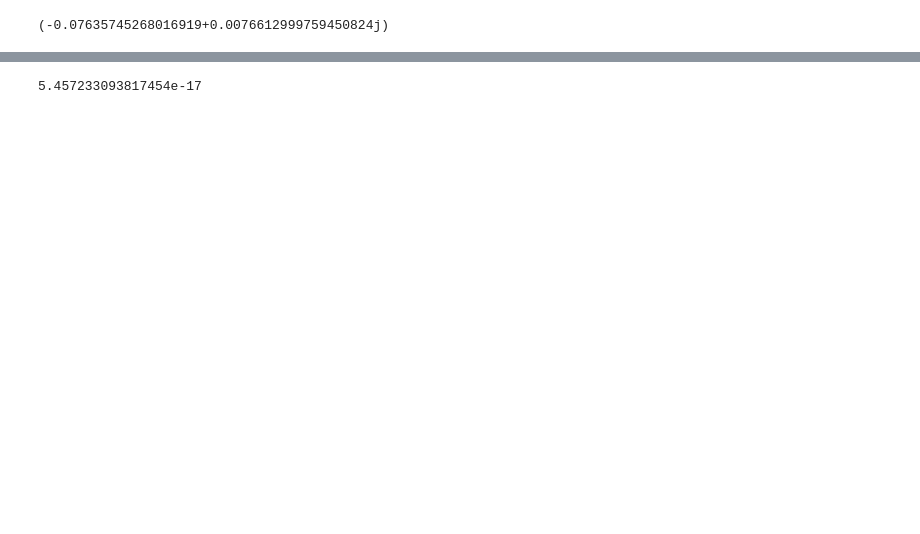
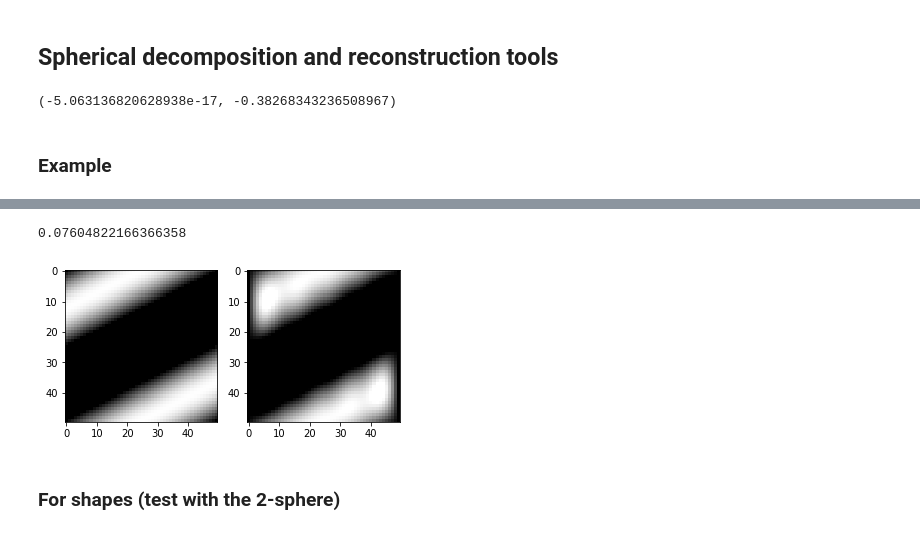
Before and after one commit to tbesnier/bm-shapes, a Jupyter notebook: examples/Spherical harmonic decompostion.ipynb, the cells around one changed output, grey strips where cells are left out. Cells and saved outputs as stored; diff of their text form; code cells hidden in the pictures; blank space fills up the shorter version.

Commit message:
class for spherical harmonic decomposition

```diff
--- a/examples/Spherical harmonic decompostion.ipynb
+++ b/examples/Spherical harmonic decompostion.ipynb
@@ -18,7 +15,5 @@ import os
 sys.path.insert(0,"../")
 import pyssht
 sphere = tri.creation.uv_sphere(count=[16, 16])
-# %%
-np.conj(sph_harm(1, 2,0.1,0.1))
-# %% [output]
-(-0.07635745268016919+0.0076612999759450824j)
+# %% [markdown]
+## Spherical decomposition and reconstruction tools
@@ -24,0 +88,46 @@ np.conj(sph_harm(1, 2,0.1,0.1))
+# %%
+def my_sphere_function(theta, phi):
+    return np.sin(theta+phi)
+
+my_basis = SphHarmBasis(n_coeffs=100)
+
+# encode your function in the desired basis and record the coefficients
+my_coeffs = my_basis.sph_harm_transform(my_sphere_function)
+
+# reconstruct your function at a point
+point = (np.pi, np.pi/8)
+my_basis.sph_harm_reconstruct(my_coeffs)(*point), my_sphere_function(*point)
+# %% [output]
+(-5.063136820628938e-17, -0.38268343236508967)
+# %% [markdown]
+### Example
+# %%
+my_reconstr_function = my_basis.sph_harm_reconstruct(my_coeffs)
+
+pts_phi = np.linspace(0, 2*np.pi)
+pts_theta = np.linspace(0, np.pi)
+pts_2d = np.reshape(np.stack(np.meshgrid(pts_theta,pts_phi), axis=-1), (-1, 2))
+
+actual = []
+approx = []
+
+pts_total = 0
+
+for n, pt in enumerate(pts_2d):
+    f_actual = my_sphere_function(*pt)
+    f_approx = my_reconstr_function(*pt)
+
+    actual.append(f_actual)
+    approx.append(f_approx)
+
+    pts_total += abs(f_approx - f_actual)
+
+print(pts_total / len(pts_2d))
+
+plt.subplot(121)
+plt.imshow(np.reshape(np.repeat(actual, 3), (50, 50, 3)))
+
+plt.subplot(122)
+plt.imshow(np.reshape(np.repeat(approx, 3), (50, 50, 3)))
+plt.show()
+# %% [output]
@@ -25 +136,5 @@ np.conj(sph_harm(1, 2,0.1,0.1))
+0.07604822166366358
+[figure, added]
+# %% [markdown]
+### For shapes (test with the 2-sphere)
 # %%
@@ -35,7 +146,3 @@ f_test = lambda theta,phi: np.sin(theta)*np.cos(phi)
-# %%
-coeff(5,2, f_test)
-# %% [output]
-5.457233093817454e-17
 # %%
 x, y ,z = np.array(sphere.vertices[:,0]), np.array(sphere.vertices[:,1]), np.array(sphere.vertices[:,2])
 (r, theta, phi) = pyssht.cart_to_spherical(x, y, z)
```
Also changed, not shown: parts of 14 cells of this notebook, 1 other file.
